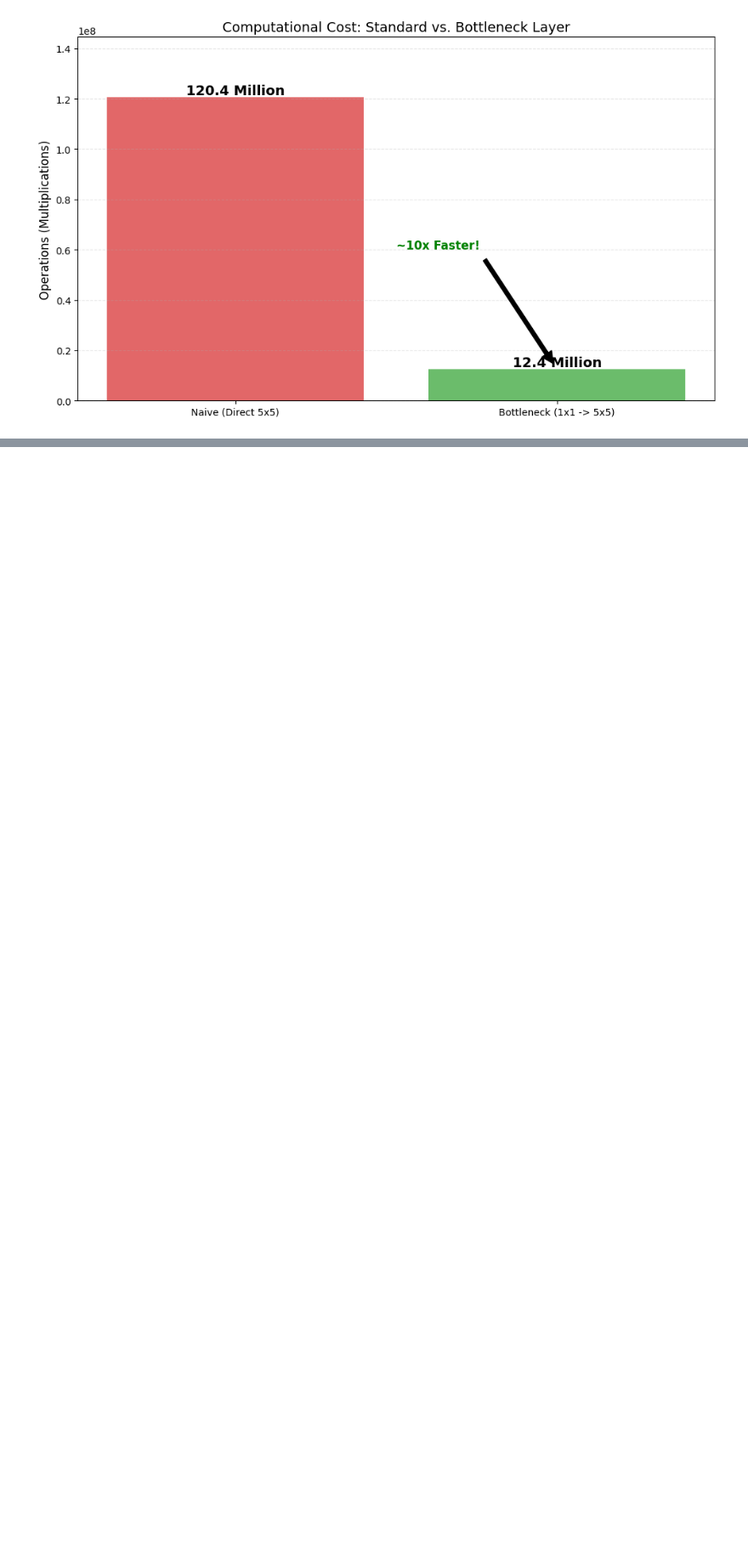
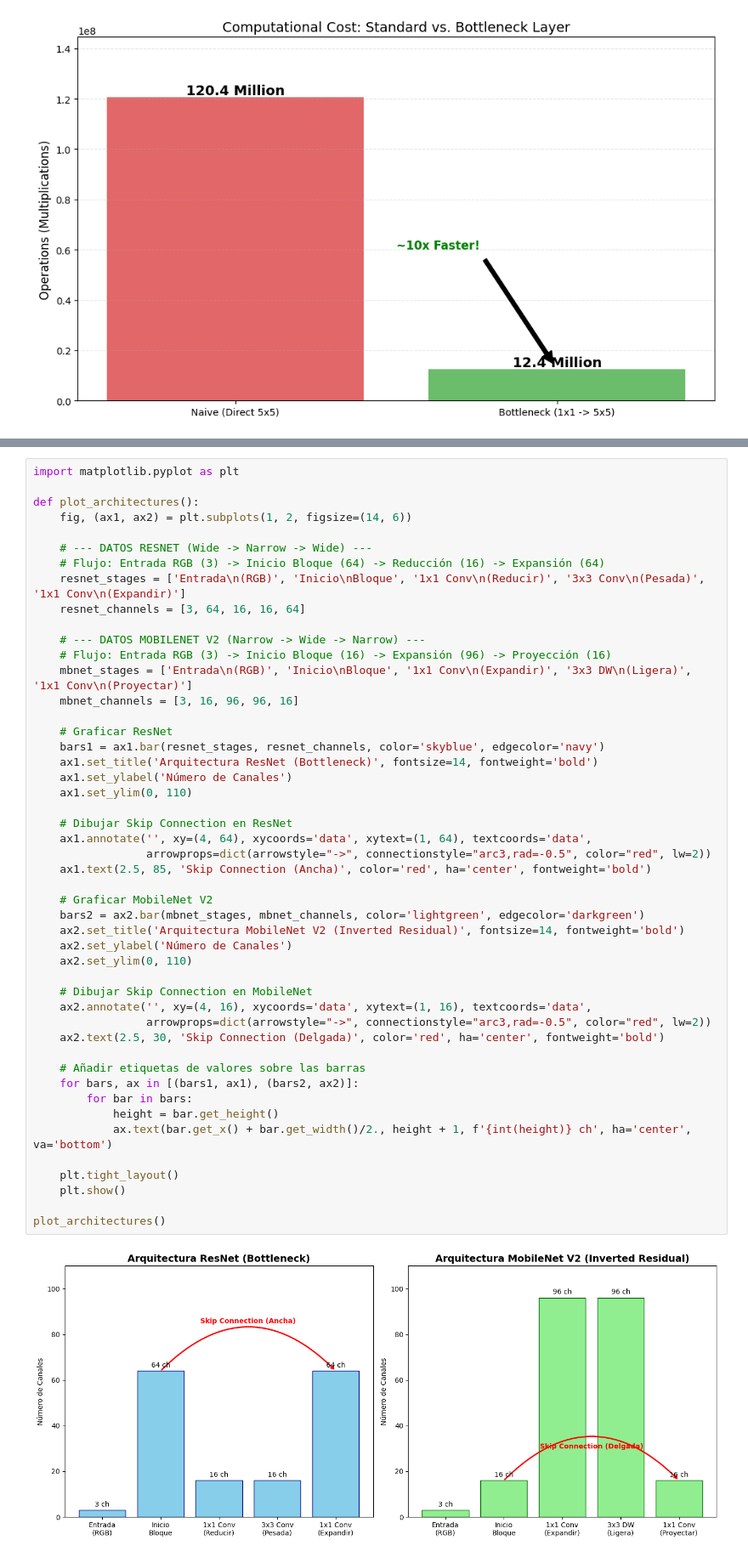
Before and after one commit to Saavkd7/DeepLearning-Specialization-Coursera, a Jupyter notebook: 4. Convolutional+Neural+NETWORKS/Week2/Ex.ipynb, the cells around one changed output, grey strips where cells are left out. Shown at 85% size. Drawn from its saved outputs; the diff is of its cells as text; blank space fills up the shorter version.

```diff
--- a/4. Convolutional+Neural+NETWORKS/Week2/Ex.ipynb
+++ b/4. Convolutional+Neural+NETWORKS/Week2/Ex.ipynb
@@ -547,0 +550,50 @@ visualize_inverted_residual()
+# %%
+import matplotlib.pyplot as plt
+
+def plot_architectures():
+    fig, (ax1, ax2) = plt.subplots(1, 2, figsize=(14, 6))
+
+    # --- DATOS RESNET (Wide -> Narrow -> Wide) ---
+    # Flujo: Entrada RGB (3) -> Inicio Bloque (64) -> Reducción (16) -> Expansión (64)
+    resnet_stages = ['Entrada\n(RGB)', 'Inicio\nBloque', '1x1 Conv\n(Reducir)', '3x3 Conv\n(Pesada)', '1x1 Conv\n(Expandir)']
+    resnet_channels = [3, 64, 16, 16, 64]
+
+    # --- DATOS MOBILENET V2 (Narrow -> Wide -> Narrow) ---
+    # Flujo: Entrada RGB (3) -> Inicio Bloque (16) -> Expansión (96) -> Proyección (16)
+    mbnet_stages = ['Entrada\n(RGB)', 'Inicio\nBloque', '1x1 Conv\n(Expandir)', '3x3 DW\n(Ligera)', '1x1 Conv\n(Proyectar)']
+    mbnet_channels = [3, 16, 96, 96, 16]
+
+    # Graficar ResNet
+    bars1 = ax1.bar(resnet_stages, resnet_channels, color='skyblue', edgecolor='navy')
+    ax1.set_title('Arquitectura ResNet (Bottleneck)', fontsize=14, fontweight='bold')
+    ax1.set_ylabel('Número de Canales')
+    ax1.set_ylim(0, 110)
+
+    # Dibujar Skip Connection en ResNet
+    ax1.annotate('', xy=(4, 64), xycoords='data', xytext=(1, 64), textcoords='data',
+                 arrowprops=dict(arrowstyle="->", connectionstyle="arc3,rad=-0.5", color="red", lw=2))
+    ax1.text(2.5, 85, 'Skip Connection (Ancha)', color='red', ha='center', fontweight='bold')
+
+    # Graficar MobileNet V2
+    bars2 = ax2.bar(mbnet_stages, mbnet_channels, color='lightgreen', edgecolor='darkgreen')
+    ax2.set_title('Arquitectura MobileNet V2 (Inverted Residual)', fontsize=14, fontweight='bold')
+    ax2.set_ylabel('Número de Canales')
+    ax2.set_ylim(0, 110)
+
+    # Dibujar Skip Connection en MobileNet
+    ax2.annotate('', xy=(4, 16), xycoords='data', xytext=(1, 16), textcoords='data',
+                 arrowprops=dict(arrowstyle="->", connectionstyle="arc3,rad=-0.5", color="red", lw=2))
+    ax2.text(2.5, 30, 'Skip Connection (Delgada)', color='red', ha='center', fontweight='bold')
+
+    # Añadir etiquetas de valores sobre las barras
+    for bars, ax in [(bars1, ax1), (bars2, ax2)]:
+        for bar in bars:
+            height = bar.get_height()
+            ax.text(bar.get_x() + bar.get_width()/2., height + 1, f'{int(height)} ch', ha='center', va='bottom')
+
+    plt.tight_layout()
+    plt.show()
+
+plot_architectures()
+# %% [output]
+[figure, added]
```
Also changed, not shown: parts of 13 cells of this notebook, 1 other file.
